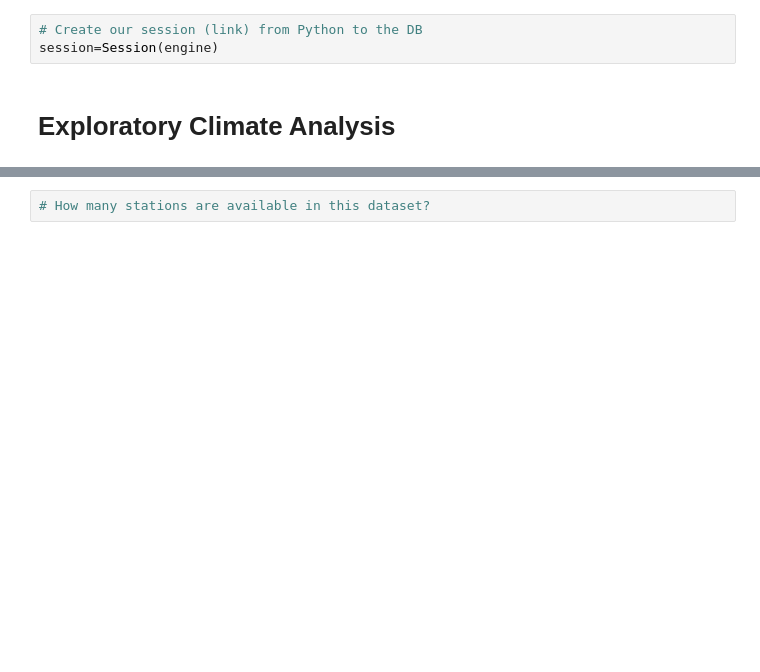
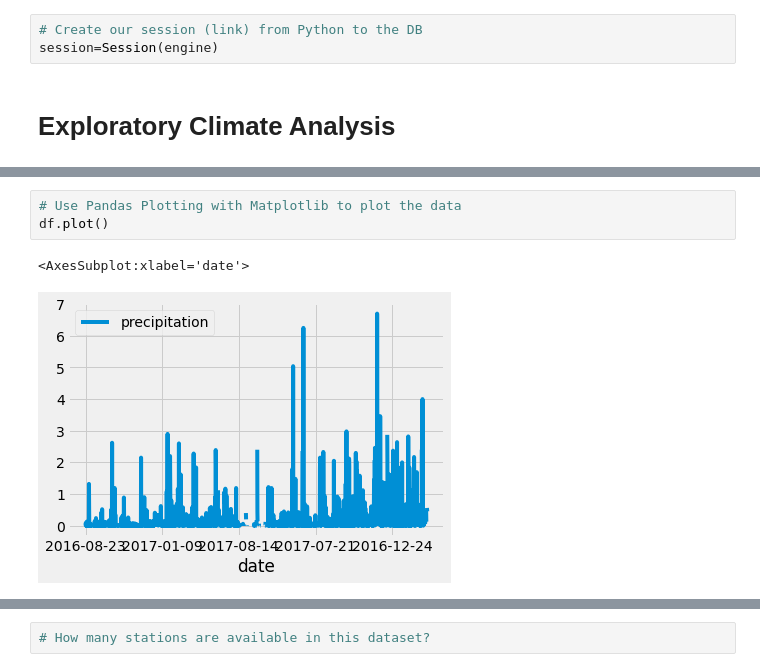
Before and after one commit to KyleCaulkins/surfs_up, a Jupyter notebook: climate_analysis.ipynb, the cells around one changed output, grey strips where cells are left out. Cells and saved outputs as stored; diff of their text form; blank space fills up the shorter version.

```diff
--- a/climate_analysis.ipynb
+++ b/climate_analysis.ipynb
@@ -53,2 +75,8 @@ session=Session(engine)
+# %%
+# Use Pandas Plotting with Matplotlib to plot the data
+df.plot()
+# %% [output]
+<AxesSubplot:xlabel='date'>
+[figure, added]
 # %%
 # Use Pandas to calcualte the summary statistics for the precipitation data
```
Also changed, not shown: parts of 2 cells of this notebook.
